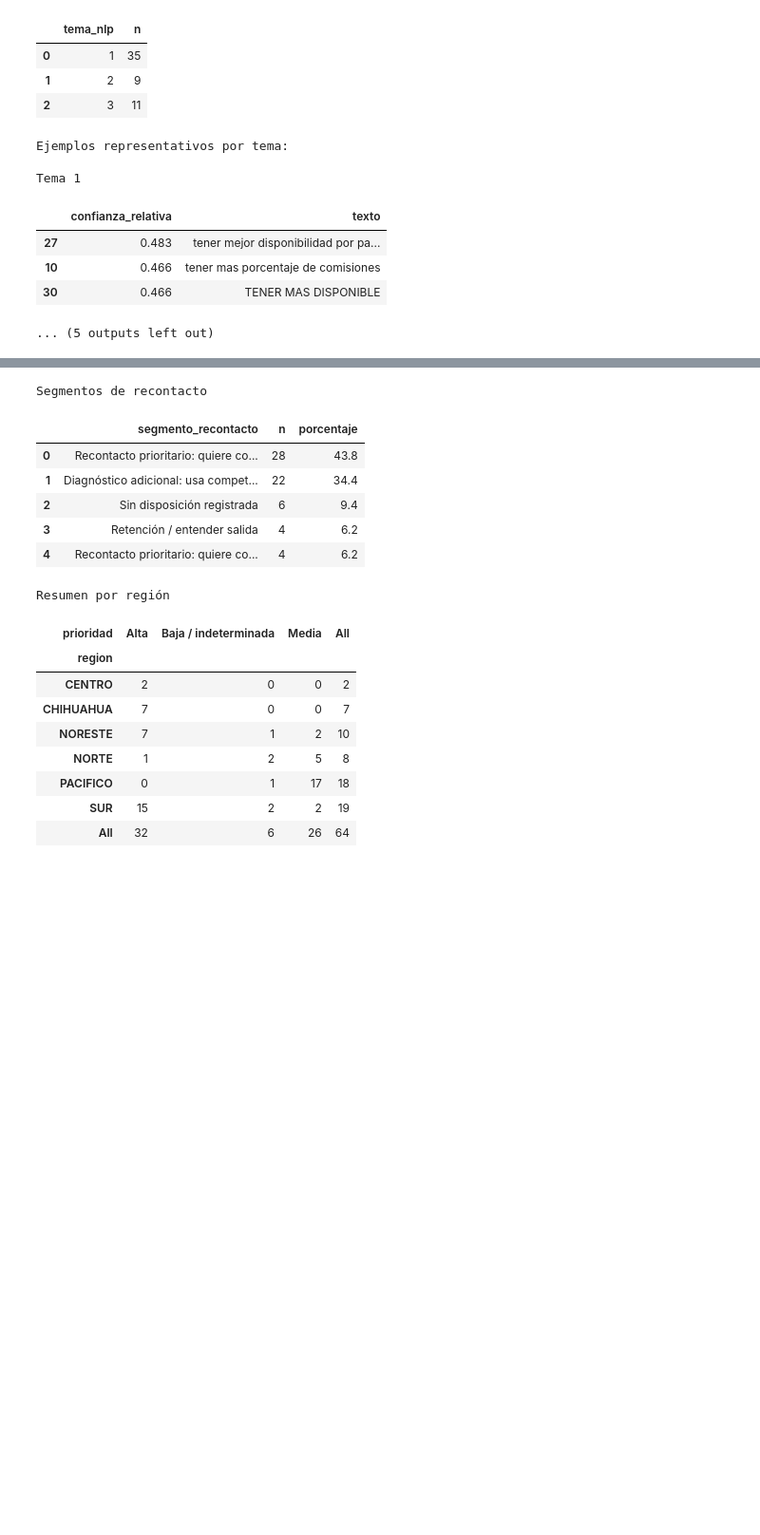
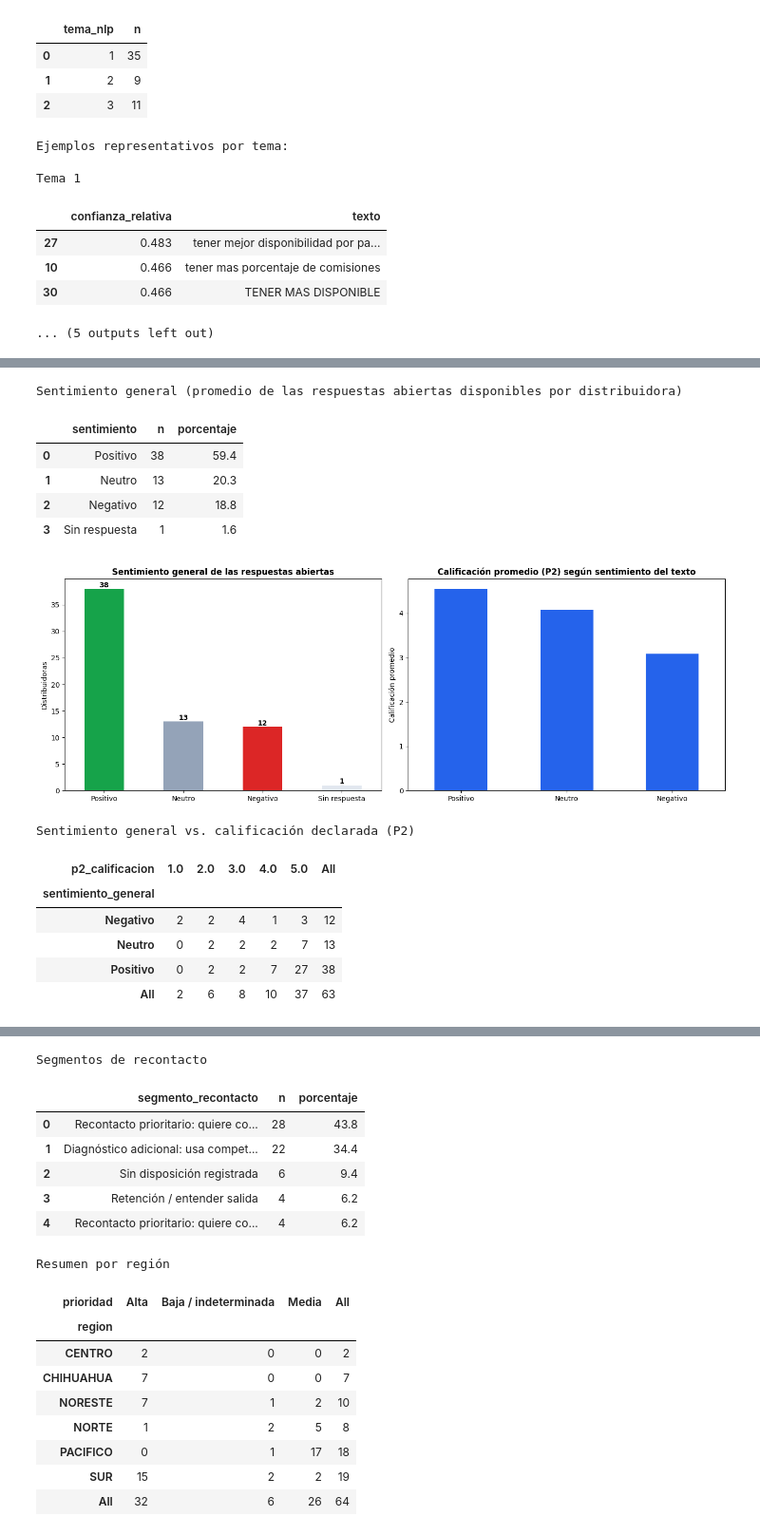
Before and after one commit to marifercc/cvv-encuestas-distribuidoras, a Jupyter notebook: notebooks/01_diagnostico_datos.ipynb, the cells around one changed output, grey strips where cells are left out. Shown at 95% size. Cells and saved outputs as stored; diff of their text form; code cells hidden in the pictures; blank space fills up the shorter version.

```diff
--- a/notebooks/01_diagnostico_datos.ipynb
+++ b/notebooks/01_diagnostico_datos.ipynb
@@ -637,0 +766,75 @@ Tema 1
+# %%
+ORDEN_SENTIMIENTO = ["Positivo", "Neutro", "Negativo", "Sin respuesta"]
+COLOR_SENTIMIENTO = {"Positivo": "#16a34a", "Neutro": "#94a3b8", "Negativo": "#dc2626", "Sin respuesta": "#e2e8f0"}
+
+# Sentimiento general por distribuidora: promedio de los puntajes disponibles entre sus respuestas abiertas.
+columnas_puntaje = [f"puntaje_{columna}" for columna in COLUMNAS_ABIERTAS]
+puntajes_numericos = respuestas_sentimiento[columnas_puntaje].apply(pd.to_numeric, errors="coerce")
+respuestas_sentimiento["puntaje_general"] = puntajes_numericos.mean(axis=1)
+
+
+def etiquetar_general(puntaje):
+    if pd.isna(puntaje):
+        return "Sin respuesta"
+    if puntaje > 0:
+        return "Positivo"
+    if puntaje < 0:
+        return "Negativo"
+    return "Neutro"
+
+
+respuestas_sentimiento["sentimiento_general"] = respuestas_sentimiento["puntaje_general"].apply(etiquetar_general)
+
+print("Sentimiento general (promedio de las respuestas abiertas disponibles por distribuidora)")
+tabla_general = (
+    respuestas_sentimiento["sentimiento_general"]
+    .value_counts()
+    .rename_axis("sentimiento")
+    .reset_index(name="n")
+)
+tabla_general["porcentaje"] = (tabla_general["n"] / len(respuestas_sentimiento) * 100).round(1)
+display(tabla_general)
+
+fig, axes = plt.subplots(1, 2, figsize=(14, 5))
+
+conteo_general = respuestas_sentimiento["sentimiento_general"].value_counts().reindex(ORDEN_SENTIMIENTO).dropna()
+conteo_general.plot.bar(ax=axes[0], color=[COLOR_SENTIMIENTO[c] for c in conteo_general.index])
+axes[0].set_title("Sentimiento general de las respuestas abiertas", fontweight="bold")
+axes[0].set_xlabel("")
+axes[0].set_ylabel("Distribuidoras")
+axes[0].tick_params(axis="x", rotation=0)
+for indice, valor in enumerate(conteo_general):
+    axes[0].text(indice, valor + 0.3, str(valor), ha="center", fontweight="bold")
+
+# Cruce con la calificación explícita (P2) como verificación: el texto libre debería ser
+# razonablemente consistente con la calificación cerrada, sin ser idéntico.
+comparacion = respuestas_sentimiento[["sentimiento_general"]].join(efectivas["p2_calificacion"])
+promedio_por_sentimiento = (
+    comparacion.groupby("sentimiento_general")["p2_calificacion"].mean().reindex(ORDEN_SENTIMIENTO).dropna()
+)
+promedio_por_sentimiento.plot.bar(ax=axes[1], color="#2563eb")
+axes[1].set_title("Calificación promedio (P2) según sentimiento del texto", fontweight="bold")
+axes[1].set_xlabel("")
+axes[1].set_ylabel("Calificación promedio")
+axes[1].tick_params(axis="x", rotation=0)
+
+plt.tight_layout()
+plt.show()
+
+print("Sentimiento general vs. calificación declarada (P2)")
+display(pd.crosstab(comparacion["sentimiento_general"], comparacion["p2_calificacion"], margins=True))
+# %% [output]
+Sentimiento general (promedio de las respuestas abiertas disponibles por distribuidora)
+|  | sentimiento | n | porcentaje |
+| 0 | Positivo | 38 | 59.4 |
+| 1 | Neutro | 13 | 20.3 |
+| 2 | Negativo | 12 | 18.8 |
+| 3 | Sin respuesta | 1 | 1.6 |
+[figure, added]
+Sentimiento general vs. calificación declarada (P2)
+| p2_calificacion | 1.0 | 2.0 | 3.0 | 4.0 | 5.0 | All |
+| sentimiento_general |  |  |  |  |  |  |
+| Negativo | 2 | 2 | 4 | 1 | 3 | 12 |
+| Neutro | 0 | 2 | 2 | 2 | 7 | 13 |
+| Positivo | 0 | 2 | 2 | 7 | 27 | 38 |
+| All | 2 | 6 | 8 | 10 | 37 | 63 |
```
Also changed, not shown: parts of 14 cells of this notebook, 5 other files.
